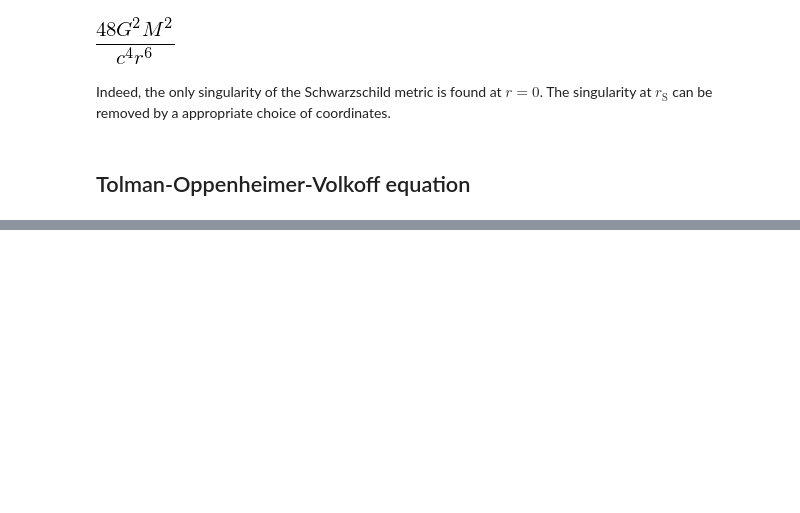
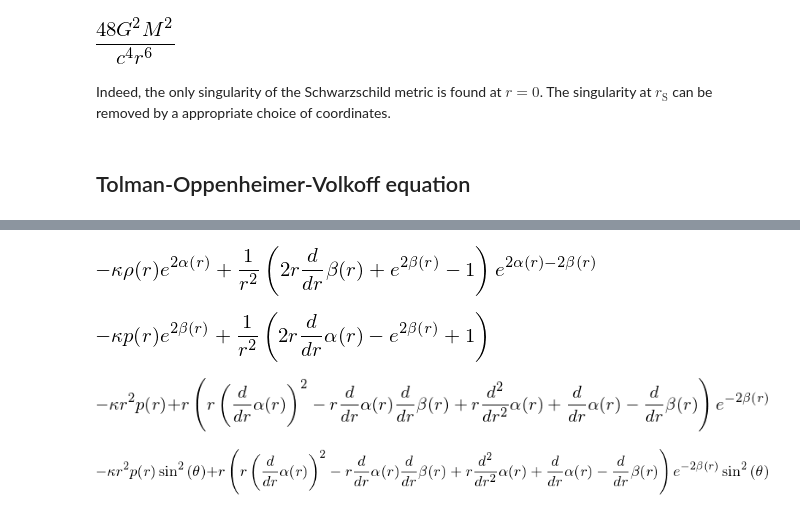
Before and after one commit to marcinofulus/jupyter4edu, a Jupyter notebook: augsburg/notebooks/generalrelativity/GeneralRelativity.ipynb, the cells around one changed output, grey strips where cells are left out. Saved outputs shown, nothing was run; the diff lists cells and outputs as text; code cells hidden in the pictures; blank space fills up the shorter version.

```diff
--- a/augsburg/notebooks/generalrelativity/GeneralRelativity.ipynb
+++ b/augsburg/notebooks/generalrelativity/GeneralRelativity.ipynb
@@ -180,0 +169,9 @@ Einst(All, All)
+# %%
+kappa = symbols(r'\kappa')
+for n in range(1, 5):
+    display(Einst(n, n)-kappa*T(n, n))
+# %% [output]
+[figure, added]
+[figure, added]
+[figure, added]
+[figure, added]
```
Also changed, not shown: parts of 19 cells of this notebook.
